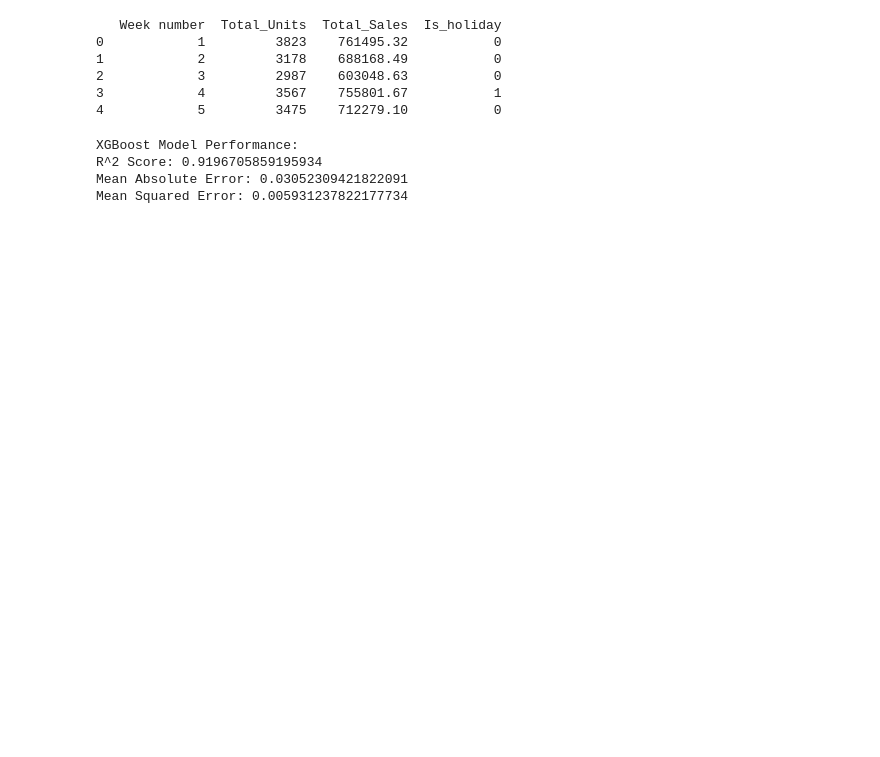
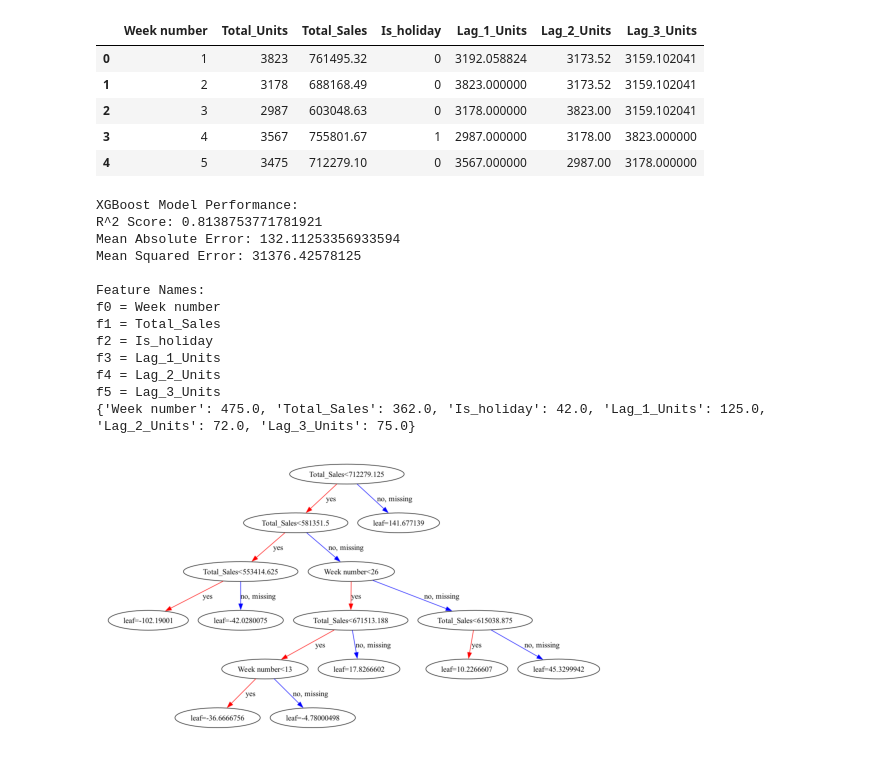
Before and after one commit to CasGijtenbeek/Data-Science-Project, a Jupyter notebook: xgboost.ipynb, the cells around one changed output. Drawn from its saved outputs; the diff is of its cells as text; code cells hidden in the pictures; blank space fills up the shorter version.

```diff
--- a/xgboost.ipynb
+++ b/xgboost.ipynb
@@ -16,19 +18,34 @@ weekly = (df.groupby(["Week number"])
             .agg({
                 "Quantity": "sum",
                 "Total": "sum",
-                "Is_holiday": "max"
+                "Is_holiday": "max",
             })
             .reset_index()
             .rename(columns={"Quantity": "Total_Units", "Total": "Total_Sales"})
 )
 
 weekly.sort_values(by=["Week number"], inplace=True)
-print(weekly.head())
+
+# categories = weekly["Category"].unique()
+# category_dict = {}
+# for x in range(len(categories)):
+#     category_dict[categories[x]] = x
+
+# weekly["Category"] = weekly["Category"].map(category_dict)
+
+
+weekly["Lag_1_Units"] = weekly["Total_Units"].shift(1)
+weekly["Lag_2_Units"] = weekly["Total_Units"].shift(2)
+weekly["Lag_3_Units"] = weekly["Total_Units"].shift(3)
+
+weekly = weekly.fillna(weekly.mean())
+
+weekly.head()
 # %% [output]
-   Week number  Total_Units  Total_Sales  Is_holiday
-0            1         3823    761495.32           0
-1            2         3178    688168.49           0
-2            3         2987    603048.63           0
-3            4         3567    755801.67           1
-4            5         3475    712279.10           0
+|  | Week number | Total_Units | Total_Sales | Is_holiday | Lag_1_Units | Lag_2_Units | Lag_3_Units |
+| 0 | 1 | 3823 | 761495.32 | 0 | 3192.058824 | 3173.52 | 3159.102041 |
+| 1 | 2 | 3178 | 688168.49 | 0 | 3823.000000 | 3173.52 | 3159.102041 |
+| 2 | 3 | 2987 | 603048.63 | 0 | 3178.000000 | 3823.00 | 3159.102041 |
+| 3 | 4 | 3567 | 755801.67 | 1 | 2987.000000 | 3178.00 | 3823.000000 |
+| 4 | 5 | 3475 | 712279.10 | 0 | 3567.000000 | 2987.00 | 3178.000000 |
 # %%
@@ -47,16 +65,45 @@ y_test = scaler_y.transform(y_test.reshape(-1, 1))
 # %%
 xgb = xgboost.XGBRegressor(max_depth=28, n_estimators=150)
 xgb.fit(x_train, y_train)
 y_pred_xgb = xgb.predict(x_test)
 
 print("XGBoost Model Performance:")
 print("R^2 Score:", r2_score(y_test, y_pred_xgb))
 print("Mean Absolute Error:", mean_absolute_error(y_test, y_pred_xgb))
 print("Mean Squared Error:", mean_squared_error(y_test, y_pred_xgb))
+
+feature_names = weekly.drop(columns=["Total_Units"]).columns
+print("\nFeature Names:")
+for i, n in enumerate(feature_names):
+    print(f"f{i} = {n}")
+
+
+# booster = xgb.get_booster()
+# n_trees = len(booster.get_dump())
+
+# for i in range(n_trees):
+#     plot_tree(xgb, num_trees=i)
+#     plt.show()
+
+print(xgb.get_booster().get_score())
+
+
+plot_tree(xgb)
+plt.show()
 # %% [output]
 XGBoost Model Performance:
-R^2 Score: 0.9196705859195934
-Mean Absolute Error: 0.03052309421822091
-Mean Squared Error: 0.005931237822177734
+R^2 Score: 0.8138753771781921
+Mean Absolute Error: 132.11253356933594
+Mean Squared Error: 31376.42578125
+
+Feature Names:
+f0 = Week number
+f1 = Total_Sales
+f2 = Is_holiday
+f3 = Lag_1_Units
+f4 = Lag_2_Units
+f5 = Lag_3_Units
+{'Week number': 475.0, 'Total_Sales': 362.0, 'Is_holiday': 42.0, 'Lag_1_Units': 125.0, 'Lag_2_Units': 72.0, 'Lag_3_Units': 75.0}
+[figure, added]
 # %%
 import matplotlib.pyplot as plt
```
Also changed, not shown: parts of 4 cells of this notebook.
